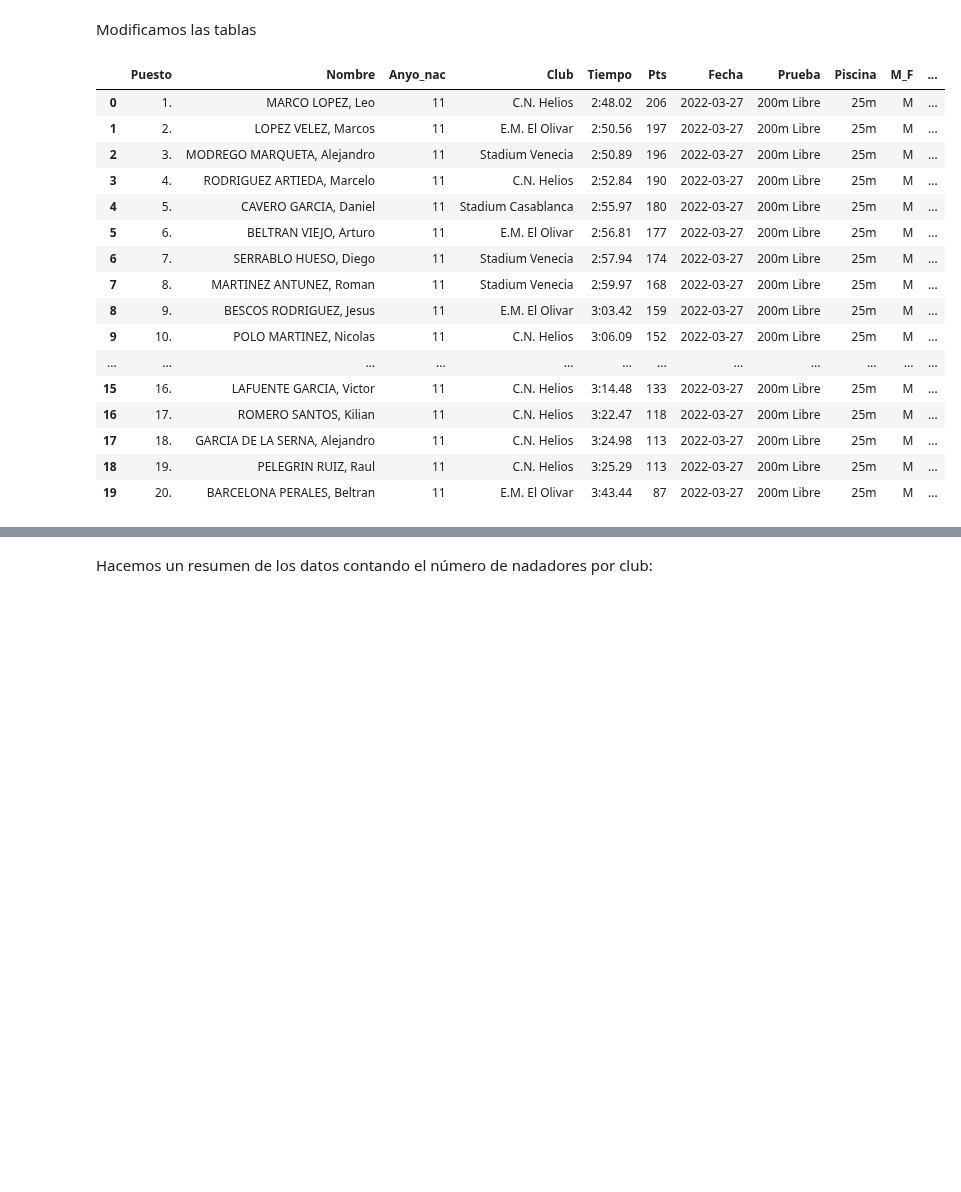
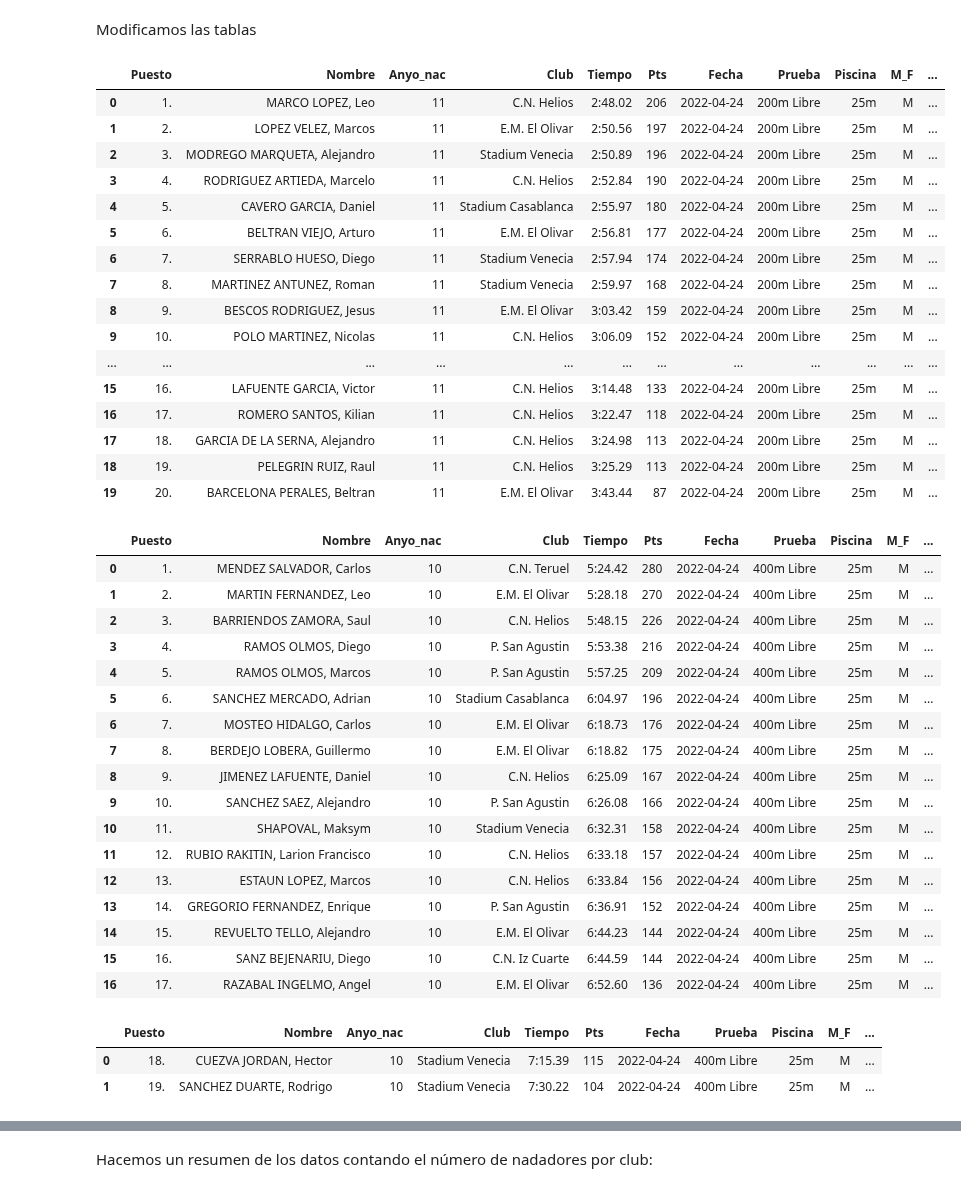
Before and after one commit to crdguez/dashboard_natacion, a Jupyter notebook: importar_datos/importar_datos_24_04_22.ipynb, the cells around one changed output, grey strips where cells are left out. Cells and saved outputs as stored; diff of their text form; code cells hidden in the pictures; blank space fills up the shorter version.

```diff
--- a/importar_datos/importar_datos_24_04_22.ipynb
+++ b/importar_datos/importar_datos_24_04_22.ipynb
@@ -390,47 +534,70 @@ t7b[3]=t7b[3].replace({'C.N.Helios':'C.N. Helios',
 # %%
 # Liga Benjamin
 
 competicion = 'Benjamín, jornada 6'
 lugar = 'E.M. El Olivar'
-fecha = datetime.datetime(2022,3,27)
+fecha = datetime.datetime(2022,4,24)
 
 
 lista_df=[
 tabla_a_datos(t0, fila_datos = 0, fecha=fecha, prueba='200m Libre', m_f='M', tipo=1, competicion=competicion, lugar= lugar),
-# tabla_a_datos(t1, fila_datos = 0, fecha=fecha, prueba='200m Espalda', m_f='M', tipo=1, competicion=competicion, lugar= lugar),
+tabla_a_datos(t1, fila_datos = 0, fecha=fecha, prueba='400m Libre', m_f='M', tipo=1, competicion=competicion, lugar= lugar),
+tabla_a_datos(t1b, fila_datos = 0, fecha=fecha, prueba='400m Libre', m_f='M', tipo=1, competicion=competicion, lugar= lugar),
+
 # tabla_a_datos(t1b, fila_datos = 0, fecha=fecha, prueba='200m Espalda', m_f='M', tipo=1, competicion=competicion, lugar= lugar),
-# tabla_a_datos(t2, fila_datos = 0, fecha=fecha, prueba='100m Espalda', m_f='F', tipo=1, competicion=competicion, lugar= lugar),
+tabla_a_datos(t2, fila_datos = 0, fecha=fecha, prueba='200m Libre', m_f='F', tipo=1, competicion=competicion, lugar= lugar),
 # tabla_a_datos(t2b, fila_datos = 0, fecha=fecha, prueba='100m Espalda', m_f='F', tipo=1, competicion=competicion, lugar= lugar),
 # tabla_a_datos(t3, fila_datos = 0, fecha=fecha, prueba='200m Espalda', m_f='F', tipo=1, competicion=competicion, lugar= lugar),
 # tabla_a_datos(t3b, fila_datos = 0, fecha=fecha, prueba='200m Espalda', m_f='F', tipo=1, competicion=competicion, lugar= lugar),
 # tabla_a_datos(t4, fila_datos = 0, fecha=fecha, prueba='50m Mariposa', m_f='M', tipo=1, competicion=competicion, lugar= lugar),
 # tabla_a_datos(t5, fila_datos = 0, fecha=fecha, prueba='100m Mariposa', m_f='M', tipo=1, competicion=competicion, lugar= lugar),
 # tabla_a_datos(t6, fila_datos = 0, fecha=fecha, prueba='50m Mariposa', m_f='F', tipo=1, competicion=competicion, lugar= lugar),
 # tabla_a_datos(t7, fila_datos = 0, fecha=fecha, prueba='100m Mariposa', m_f='F', tipo=1, competicion=competicion, lugar= lugar),
 # tabla_a_datos(t7b, fila_datos = 0, fecha=fecha, prueba='100m Mariposa', m_f='F', tipo=1, competicion=competicion, lugar= lugar),
 
  ]
 
 for d in lista_df :
     display(d)
 
 
 campos_calculados(pd.concat(lista_df)).to_csv('competicion_'+competicion+'.csv', index=False)
 # %% [output]
 |  | Puesto | Nombre | Anyo_nac | Club | Tiempo | Pts | Fecha | Prueba | Piscina | M_F | ... |
-| 0 | 1. | MARCO LOPEZ, Leo | 11 | C.N. Helios | 2:48.02 | 206 | 2022-03-27 | 200m Libre | 25m | M | ... |
-| 1 | 2. | LOPEZ VELEZ, Marcos | 11 | E.M. El Olivar | 2:50.56 | 197 | 2022-03-27 | 200m Libre | 25m | M | ... |
-| 2 | 3. | MODREGO MARQUETA, Alejandro | 11 | Stadium Venecia | 2:50.89 | 196 | 2022-03-27 | 200m Libre | 25m | M | ... |
-| 3 | 4. | RODRIGUEZ ARTIEDA, Marcelo | 11 | C.N. Helios | 2:52.84 | 190 | 2022-03-27 | 200m Libre | 25m | M | ... |
-| 4 | 5. | CAVERO GARCIA, Daniel | 11 | Stadium Casablanca | 2:55.97 | 180 | 2022-03-27 | 200m Libre | 25m | M | ... |
-| 5 | 6. | BELTRAN VIEJO, Arturo | 11 | E.M. El Olivar | 2:56.81 | 177 | 2022-03-27 | 200m Libre | 25m | M | ... |
-| 6 | 7. | SERRABLO HUESO, Diego | 11 | Stadium Venecia | 2:57.94 | 174 | 2022-03-27 | 200m Libre | 25m | M | ... |
-| 7 | 8. | MARTINEZ ANTUNEZ, Roman | 11 | Stadium Venecia | 2:59.97 | 168 | 2022-03-27 | 200m Libre | 25m | M | ... |
-| 8 | 9. | BESCOS RODRIGUEZ, Jesus | 11 | E.M. El Olivar | 3:03.42 | 159 | 2022-03-27 | 200m Libre | 25m | M | ... |
-| 9 | 10. | POLO MARTINEZ, Nicolas | 11 | C.N. Helios | 3:06.09 | 152 | 2022-03-27 | 200m Libre | 25m | M | ... |
+| 0 | 1. | MARCO LOPEZ, Leo | 11 | C.N. Helios | 2:48.02 | 206 | 2022-04-24 | 200m Libre | 25m | M | ... |
+| 1 | 2. | LOPEZ VELEZ, Marcos | 11 | E.M. El Olivar | 2:50.56 | 197 | 2022-04-24 | 200m Libre | 25m | M | ... |
+| 2 | 3. | MODREGO MARQUETA, Alejandro | 11 | Stadium Venecia | 2:50.89 | 196 | 2022-04-24 | 200m Libre | 25m | M | ... |
+| 3 | 4. | RODRIGUEZ ARTIEDA, Marcelo | 11 | C.N. Helios | 2:52.84 | 190 | 2022-04-24 | 200m Libre | 25m | M | ... |
+| 4 | 5. | CAVERO GARCIA, Daniel | 11 | Stadium Casablanca | 2:55.97 | 180 | 2022-04-24 | 200m Libre | 25m | M | ... |
+| 5 | 6. | BELTRAN VIEJO, Arturo | 11 | E.M. El Olivar | 2:56.81 | 177 | 2022-04-24 | 200m Libre | 25m | M | ... |
+| 6 | 7. | SERRABLO HUESO, Diego | 11 | Stadium Venecia | 2:57.94 | 174 | 2022-04-24 | 200m Libre | 25m | M | ... |
+| 7 | 8. | MARTINEZ ANTUNEZ, Roman | 11 | Stadium Venecia | 2:59.97 | 168 | 2022-04-24 | 200m Libre | 25m | M | ... |
+| 8 | 9. | BESCOS RODRIGUEZ, Jesus | 11 | E.M. El Olivar | 3:03.42 | 159 | 2022-04-24 | 200m Libre | 25m | M | ... |
+| 9 | 10. | POLO MARTINEZ, Nicolas | 11 | C.N. Helios | 3:06.09 | 152 | 2022-04-24 | 200m Libre | 25m | M | ... |
 | ... | ... | ... | ... | ... | ... | ... | ... | ... | ... | ... | ... |
-| 15 | 16. | LAFUENTE GARCIA, Victor | 11 | C.N. Helios | 3:14.48 | 133 | 2022-03-27 | 200m Libre | 25m | M | ... |
-| 16 | 17. | ROMERO SANTOS, Kilian | 11 | C.N. Helios | 3:22.47 | 118 | 2022-03-27 | 200m Libre | 25m | M | ... |
-| 17 | 18. | GARCIA DE LA SERNA, Alejandro | 11 | C.N. Helios | 3:24.98 | 113 | 2022-03-27 | 200m Libre | 25m | M | ... |
-| 18 | 19. | PELEGRIN RUIZ, Raul | 11 | C.N. Helios | 3:25.29 | 113 | 2022-03-27 | 200m Libre | 25m | M | ... |
-| 19 | 20. | BARCELONA PERALES, Beltran | 11 | E.M. El Olivar | 3:43.44 | 87 | 2022-03-27 | 200m Libre | 25m | M | ... |
+| 15 | 16. | LAFUENTE GARCIA, Victor | 11 | C.N. Helios | 3:14.48 | 133 | 2022-04-24 | 200m Libre | 25m | M | ... |
+| 16 | 17. | ROMERO SANTOS, Kilian | 11 | C.N. Helios | 3:22.47 | 118 | 2022-04-24 | 200m Libre | 25m | M | ... |
+| 17 | 18. | GARCIA DE LA SERNA, Alejandro | 11 | C.N. Helios | 3:24.98 | 113 | 2022-04-24 | 200m Libre | 25m | M | ... |
+| 18 | 19. | PELEGRIN RUIZ, Raul | 11 | C.N. Helios | 3:25.29 | 113 | 2022-04-24 | 200m Libre | 25m | M | ... |
+| 19 | 20. | BARCELONA PERALES, Beltran | 11 | E.M. El Olivar | 3:43.44 | 87 | 2022-04-24 | 200m Libre | 25m | M | ... |
+|  | Puesto | Nombre | Anyo_nac | Club | Tiempo | Pts | Fecha | Prueba | Piscina | M_F | ... |
+| 0 | 1. | MENDEZ SALVADOR, Carlos | 10 | C.N. Teruel | 5:24.42 | 280 | 2022-04-24 | 400m Libre | 25m | M | ... |
+| 1 | 2. | MARTIN FERNANDEZ, Leo | 10 | E.M. El Olivar | 5:28.18 | 270 | 2022-04-24 | 400m Libre | 25m | M | ... |
+| 2 | 3. | BARRIENDOS ZAMORA, Saul | 10 | C.N. Helios | 5:48.15 | 226 | 2022-04-24 | 400m Libre | 25m | M | ... |
+| 3 | 4. | RAMOS OLMOS, Diego | 10 | P. San Agustin | 5:53.38 | 216 | 2022-04-24 | 400m Libre | 25m | M | ... |
+| 4 | 5. | RAMOS OLMOS, Marcos | 10 | P. San Agustin | 5:57.25 | 209 | 2022-04-24 | 400m Libre | 25m | M | ... |
+| 5 | 6. | SANCHEZ MERCADO, Adrian | 10 | Stadium Casablanca | 6:04.97 | 196 | 2022-04-24 | 400m Libre | 25m | M | ... |
+| 6 | 7. | MOSTEO HIDALGO, Carlos | 10 | E.M. El Olivar | 6:18.73 | 176 | 2022-04-24 | 400m Libre | 25m | M | ... |
+| 7 | 8. | BERDEJO LOBERA, Guillermo | 10 | E.M. El Olivar | 6:18.82 | 175 | 2022-04-24 | 400m Libre | 25m | M | ... |
+| 8 | 9. | JIMENEZ LAFUENTE, Daniel | 10 | C.N. Helios | 6:25.09 | 167 | 2022-04-24 | 400m Libre | 25m | M | ... |
+| 9 | 10. | SANCHEZ SAEZ, Alejandro | 10 | P. San Agustin | 6:26.08 | 166 | 2022-04-24 | 400m Libre | 25m | M | ... |
+| 10 | 11. | SHAPOVAL, Maksym | 10 | Stadium Venecia | 6:32.31 | 158 | 2022-04-24 | 400m Libre | 25m | M | ... |
+| 11 | 12. | RUBIO RAKITIN, Larion Francisco | 10 | C.N. Helios | 6:33.18 | 157 | 2022-04-24 | 400m Libre | 25m | M | ... |
+| 12 | 13. | ESTAUN LOPEZ, Marcos | 10 | C.N. Helios | 6:33.84 | 156 | 2022-04-24 | 400m Libre | 25m | M | ... |
+| 13 | 14. | GREGORIO FERNANDEZ, Enrique | 10 | P. San Agustin | 6:36.91 | 152 | 2022-04-24 | 400m Libre | 25m | M | ... |
+| 14 | 15. | REVUELTO TELLO, Alejandro | 10 | E.M. El Olivar | 6:44.23 | 144 | 2022-04-24 | 400m Libre | 25m | M | ... |
+| 15 | 16. | SANZ BEJENARIU, Diego | 10 | C.N. Iz Cuarte | 6:44.59 | 144 | 2022-04-24 | 400m Libre | 25m | M | ... |
+| 16 | 17. | RAZABAL INGELMO, Angel | 10 | E.M. El Olivar | 6:52.60 | 136 | 2022-04-24 | 400m Libre | 25m | M | ... |
+|  | Puesto | Nombre | Anyo_nac | Club | Tiempo | Pts | Fecha | Prueba | Piscina | M_F | ... |
+| 0 | 18. | CUEZVA JORDAN, Hector | 10 | Stadium Venecia | 7:15.39 | 115 | 2022-04-24 | 400m Libre | 25m | M | ... |
+| 1 | 19. | SANCHEZ DUARTE, Rodrigo | 10 | Stadium Venecia | 7:30.22 | 104 | 2022-04-24 | 400m Libre | 25m | M | ... |
```
Also changed, not shown: parts of 5 cells of this notebook, 3 other files.
